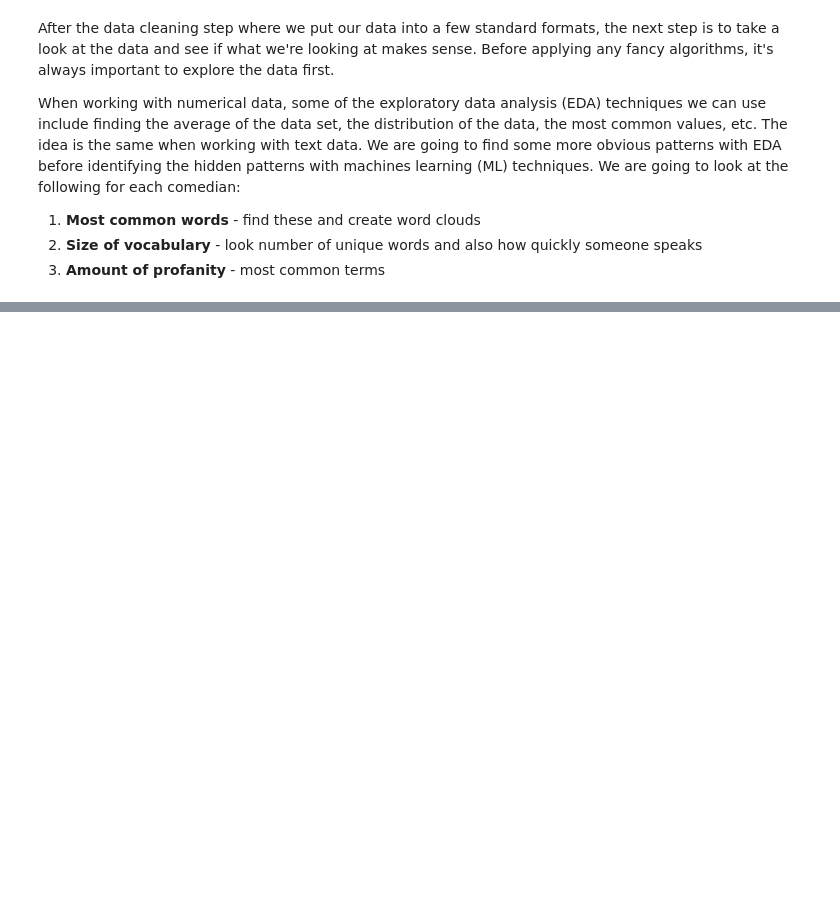
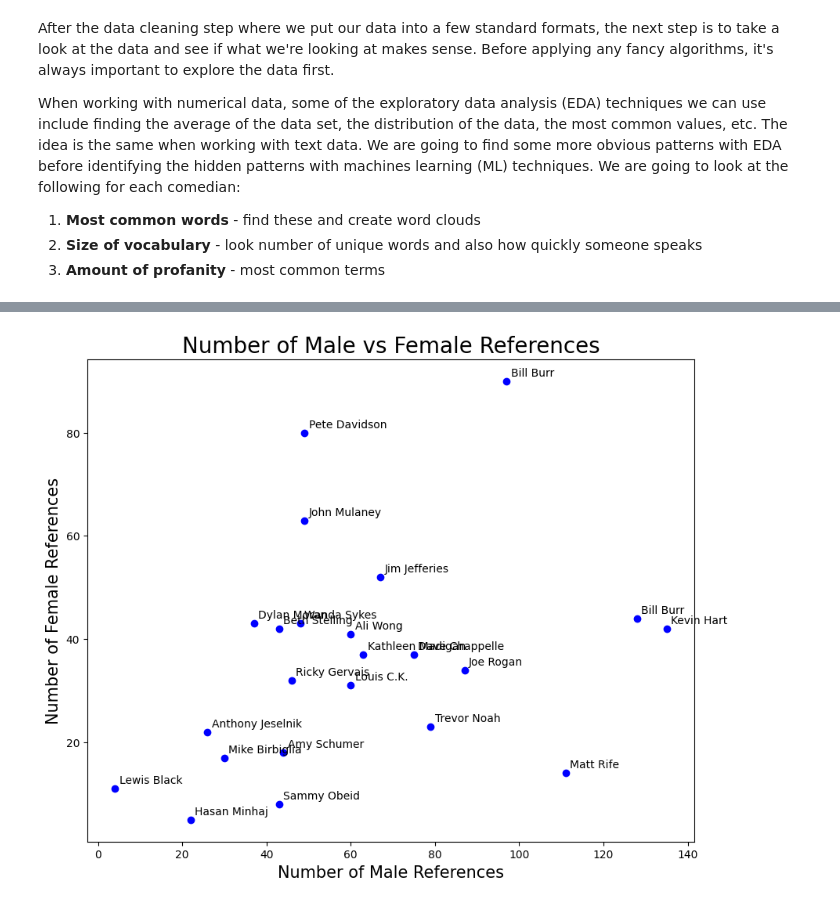
Before and after one commit to IqmanS/NLP-Assignments, a Jupyter notebook: NLP_in_Python_3.ipynb, the cells around one changed output, grey strips where cells are left out. Cells and saved outputs as stored; diff of their text form; code cells hidden in the pictures; blank space fills up the shorter version.

```diff
--- a/NLP_in_Python_3.ipynb
+++ b/NLP_in_Python_3.ipynb
@@ -294,0 +388,3 @@ plt.title('Bad Words Freq', fontsize=20);
+# %%
+data_gender = data.transpose()[["man","guy","dude","husband","dad","hes","mom","woman","women","wife","shes"]]
+data_gender.head(10)
@@ -294,0 +403,4 @@ plt.title('Bad Words Freq', fontsize=20);
+# %%
+data_man_woman = pd.concat([data_gender[["man","guy","dude","husband","dad","hes"]].sum(axis=1), data_gender[["mom","woman","women","wife","shes"]].sum(axis=1)], axis=1)
+data_man_woman.columns = ['man', 'woman']
+data_man_woman.head()
@@ -294,0 +414,17 @@ plt.title('Bad Words Freq', fontsize=20);
+# %%
+# Let's create a scatter plot of our findings
+plt.rcParams['figure.figsize'] = [10, 8]
+
+for i, comedian in enumerate(data_profanity.index):
+    x = data_man_woman.man.loc[comedian]
+    y = data_man_woman.woman.loc[comedian]
+    plt.scatter(x, y, color='blue')
+    plt.text(x+1, y+1, full_names[i], fontsize=10)
+
+plt.title('Number of Male vs Female References', fontsize=20)
+plt.xlabel('Number of Male References', fontsize=15)
+plt.ylabel('Number of Female References', fontsize=15)
+
+plt.show()
+# %% [output]
+[figure, added]
```
Also changed, not shown: parts of 59 cells of this notebook.
